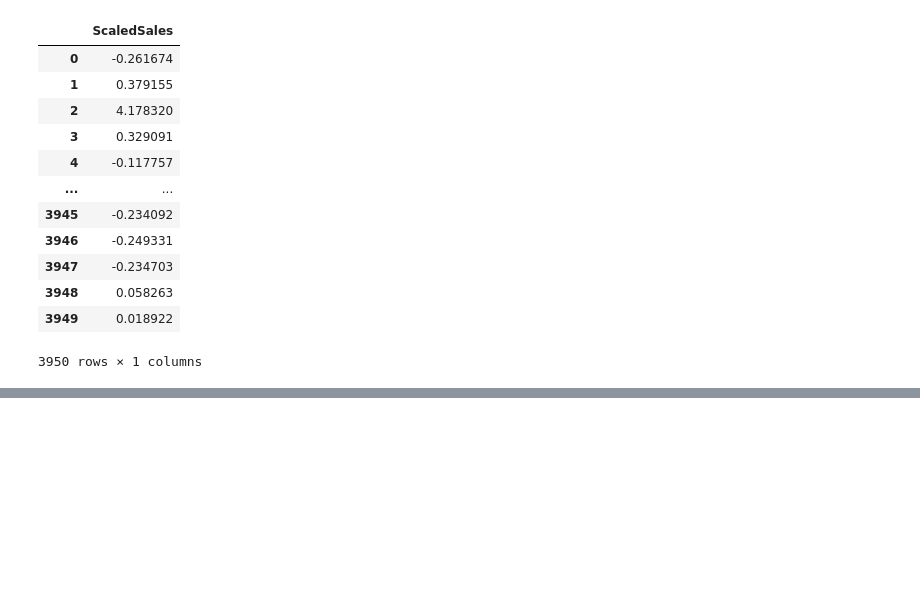
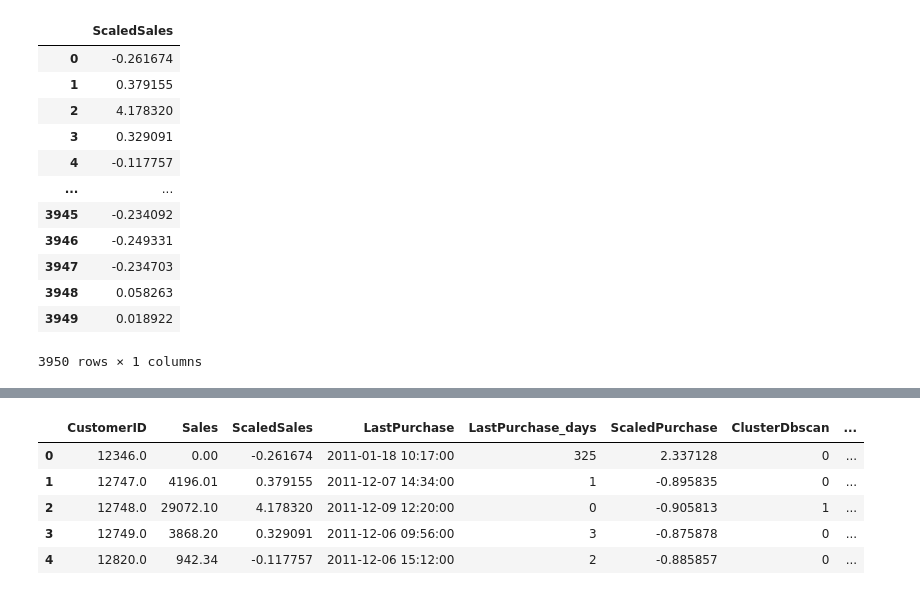
Before and after one commit to PawelMichnowicz/Clasification, a Jupyter notebook: customers.ipynb, the cells around one changed output, grey strips where cells are left out. Cells and saved outputs as stored; diff of their text form; code cells hidden in the pictures; blank space fills up the shorter version.

```diff
--- a/customers.ipynb
+++ b/customers.ipynb
@@ -286,0 +360,14 @@ ValueError: ignored
+# %%
+cluster = KMeans(n_clusters=4)
+cluster.fit(df_purchase[['ScaledSales', 'ScaledPurchase']])
+cluster.labels_
+
+df_purchase['ClusterKmeans'] = cluster.labels_
+df_purchase.head()
+# %% [output]
+|  | CustomerID | Sales | ScaledSales | LastPurchase | LastPurchase_days | ScaledPurchase | ClusterDbscan | ... |
+| 0 | 12346.0 | 0.00 | -0.261674 | 2011-01-18 10:17:00 | 325 | 2.337128 | 0 | ... |
+| 1 | 12747.0 | 4196.01 | 0.379155 | 2011-12-07 14:34:00 | 1 | -0.895835 | 0 | ... |
+| 2 | 12748.0 | 29072.10 | 4.178320 | 2011-12-09 12:20:00 | 0 | -0.905813 | 1 | ... |
+| 3 | 12749.0 | 3868.20 | 0.329091 | 2011-12-06 09:56:00 | 3 | -0.875878 | 0 | ... |
+| 4 | 12820.0 | 942.34 | -0.117757 | 2011-12-06 15:12:00 | 2 | -0.885857 | 0 | ... |
```
Also changed, not shown: parts of 16 cells of this notebook.
